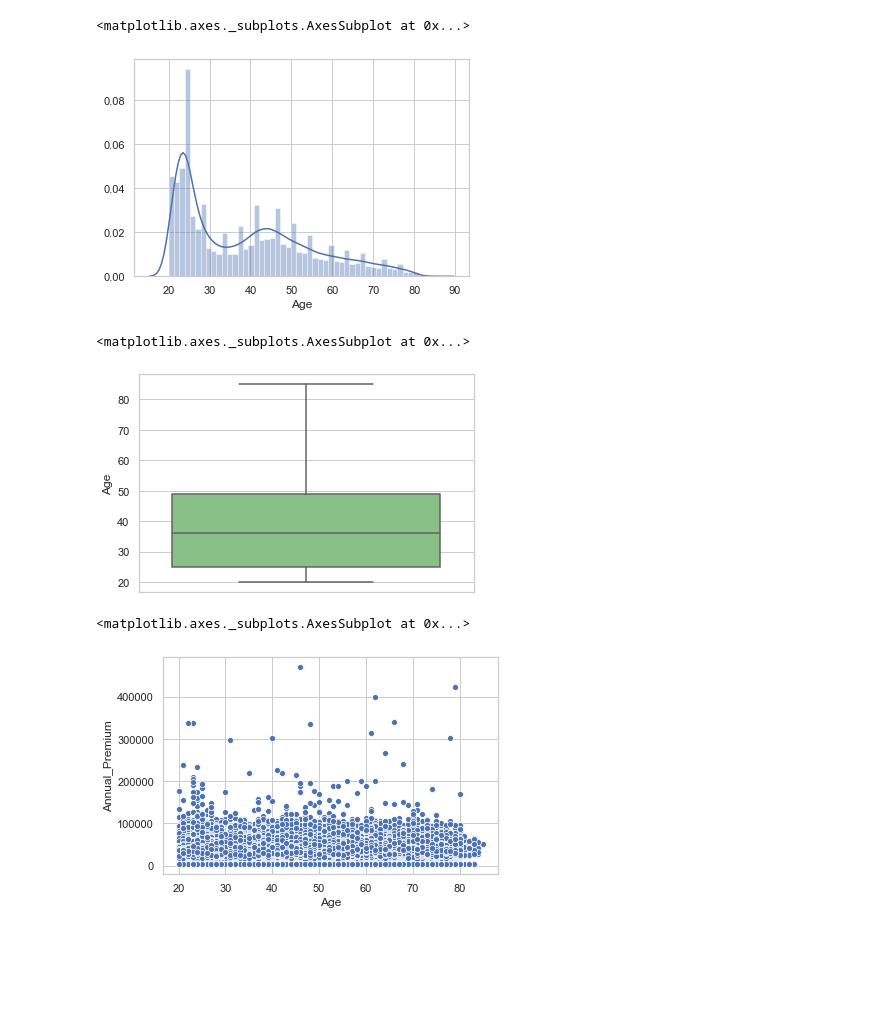
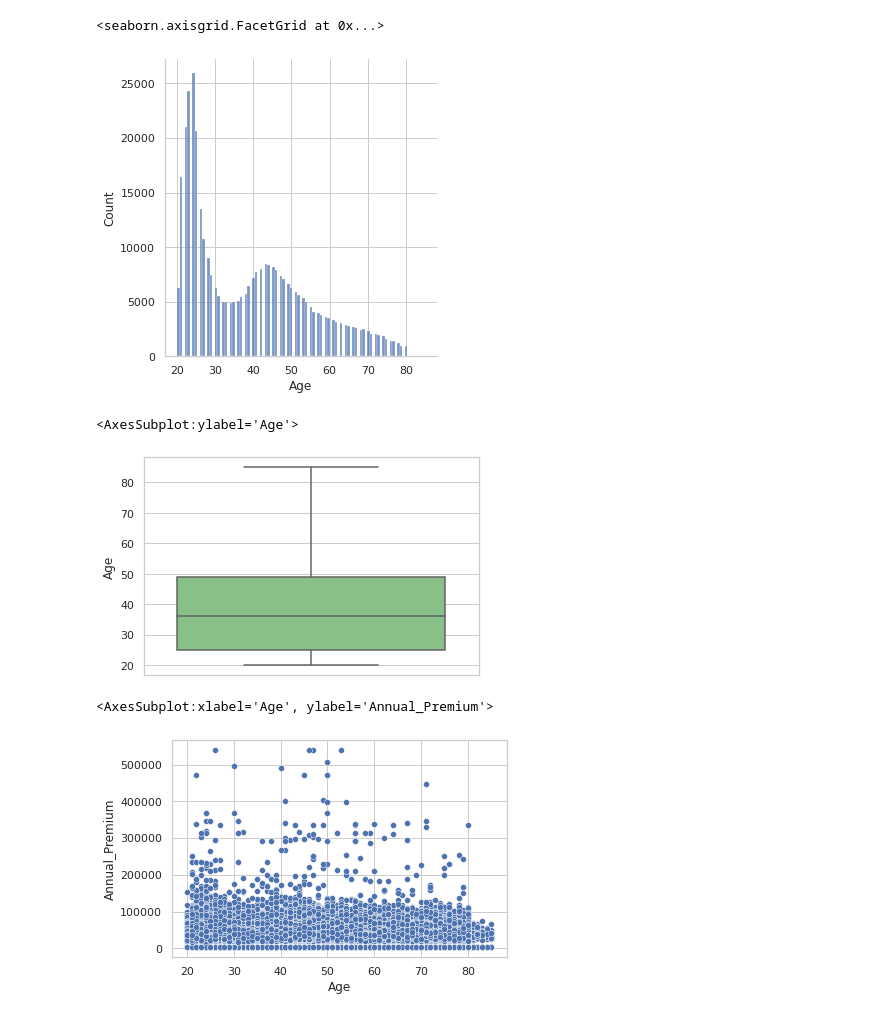
Before and after one commit to benvictoria17/MachineLearning, a Jupyter notebook: Vehicle Insurance EDA and boosting models.ipynb, the cells around one changed output. Saved outputs shown, nothing was run; the diff lists cells and outputs as text; code cells hidden in the pictures; blank space fills up the shorter version.

Commit message:
Kaggle Notebook | Vehicle Insurance EDA and boosting models | Version 1

```diff
--- a/Vehicle Insurance EDA and boosting models.ipynb
+++ b/Vehicle Insurance EDA and boosting models.ipynb
@@ -3,9 +3,11 @@ import numpy as np
 import pandas as pd
 import matplotlib.pyplot as plt
 import seaborn as sns
+from imblearn.over_sampling import RandomOverSampler
+sns.set(style='whitegrid')
 # %%
-train = pd.read_csv("https://raw.githubusercontent.com/benvictoria17/MachineLearning/master/dataset/Health%20Insurance%20Cross%20Sell%20Prediction%20%F0%9F%8F%A0%20%F0%9F%8F%A5/test.csv")
-test = pd.read_csv("https://raw.githubusercontent.com/benvictoria17/MachineLearning/master/dataset/Health%20Insurance%20Cross%20Sell%20Prediction%20%F0%9F%8F%A0%20%F0%9F%8F%A5/train.csv")
+train = pd.read_csv("https://raw.githubusercontent.com/benvictoria17/MachineLearning/main/dataset/Health%20Insurance%20Cross%20Sell%20Prediction%20%F0%9F%8F%A0%20%F0%9F%8F%A5/train.csv")
+test = pd.read_csv("https://raw.githubusercontent.com/benvictoria17/MachineLearning/main/dataset/Health%20Insurance%20Cross%20Sell%20Prediction%20%F0%9F%8F%A0%20%F0%9F%8F%A5/test.csv")
 # %%
 test.head()
 # %% [output]
@@ -77,18 +83,18 @@ train
 # %%
-sns.distplot(train.Age)
+sns.displot(train.Age)
 # %% [output]
-<matplotlib.axes._subplots.AxesSubplot at 0x...>
+<seaborn.axisgrid.FacetGrid at 0x...>
-[figure, old version]
+[figure, new version]
 # %%
 sns.boxplot(y = 'Age', data = train,palette='Accent')
 # %% [output]
-<matplotlib.axes._subplots.AxesSubplot at 0x...>
+<AxesSubplot:ylabel='Age'>
-[figure, old version]
+[figure, new version]
 # %%
 sns.scatterplot(x=train['Age'],y=train['Annual_Premium'])
 # %% [output]
-<matplotlib.axes._subplots.AxesSubplot at 0x...>
+<AxesSubplot:xlabel='Age', ylabel='Annual_Premium'>
-[figure, old version]
+[figure, new version]
 # %%
 sns.countplot(train.Gender)
 # %% [output]
```
Also changed, not shown: parts of 59 cells of this notebook.
